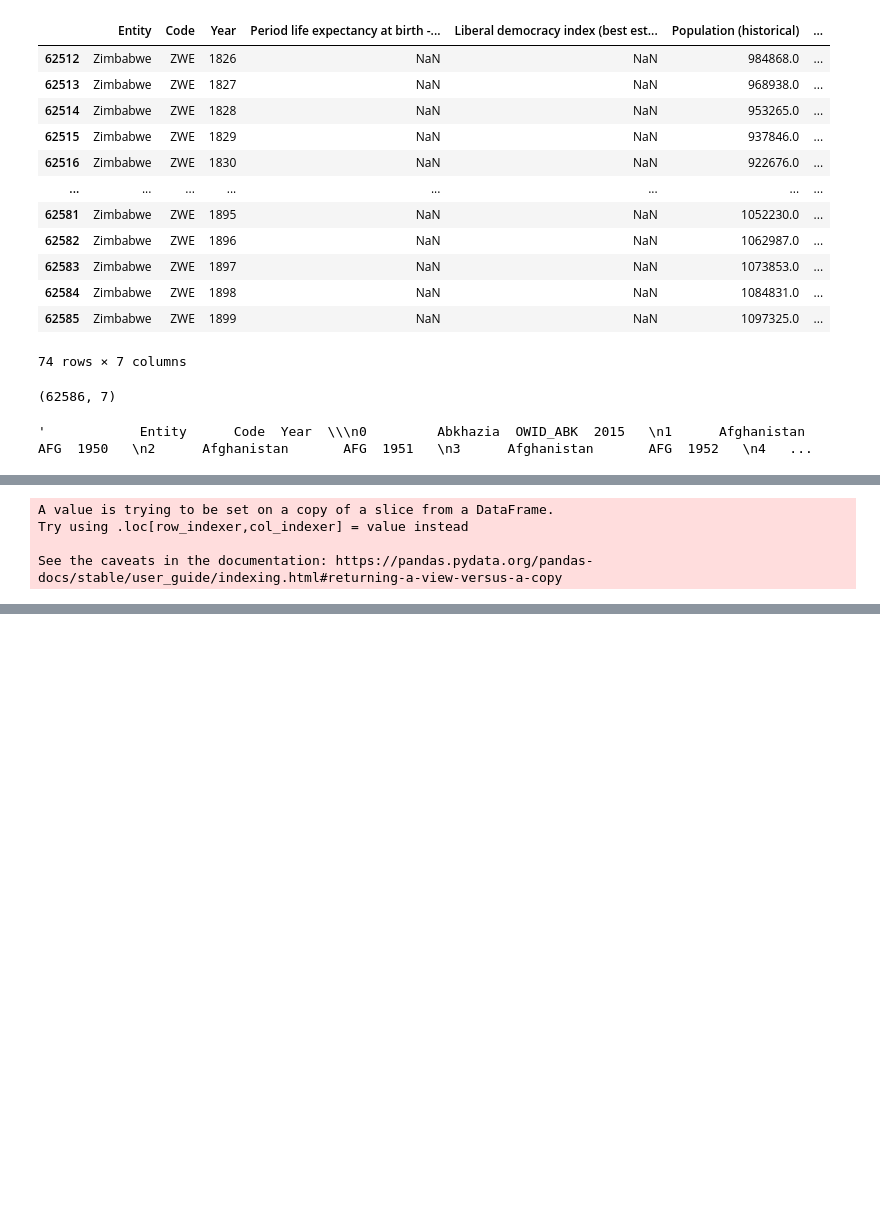
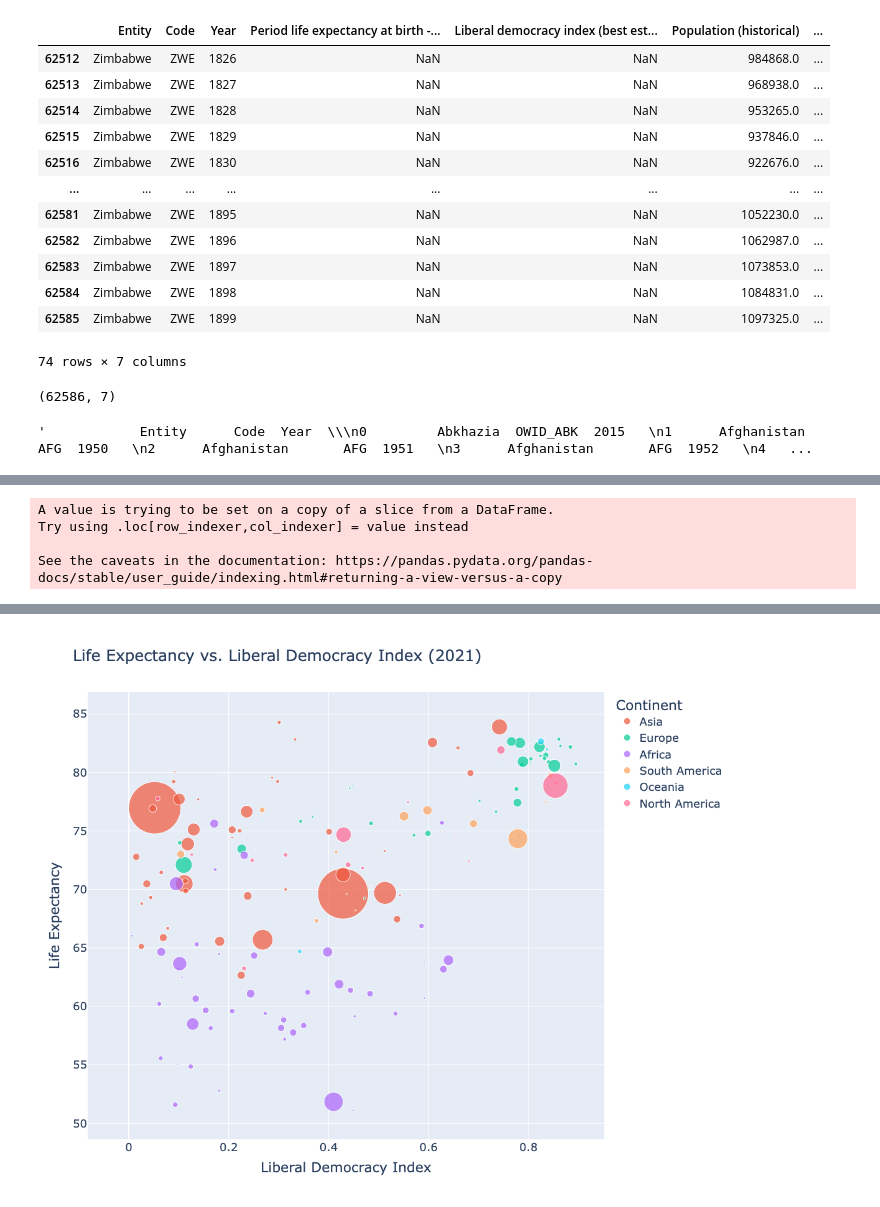
Before and after one commit to tkBischoff/DataVizDemocracy, a Jupyter notebook: zabi.ipynb, the cells around one changed output, grey strips where cells are left out. Drawn from its saved outputs; the diff is of its cells as text; code cells hidden in the pictures; blank space fills up the shorter version.

```diff
--- a/zabi.ipynb
+++ b/zabi.ipynb
@@ -70,7 +56,6 @@ fig.show()
 # %%
 # Clean the data by removing rows with NaN values in critical columns
 df_cleaned = life_exp_lib_democ.dropna(subset=['Liberal democracy index (best estimate, aggregate: average)',
-
                                'Period life expectancy at birth - Sex: all - Age: 0'])
 
 
@@ -99,8 +84,9 @@ fig.update_layout(
     yaxis_title='Life Expectancy',
     legend_title='Continent',
     template='plotly',
-    height=800
-
+    height=900,
+    width=1000,
+    font=dict(size=18)
 )
 
 # Show the plot
@@ -114,3 +99,4 @@ See the caveats in the documentation: https://pandas.pydata.org/pandas-docs/stab
+[figure, added]
 # %%
 # loading the dataset
 gov_efec_lib_dem = pd.read_csv("data/govt-effectiveness-vs-liberal-democracy.csv")
```
Also changed, not shown: parts of 15 cells of this notebook, 2 other files.
